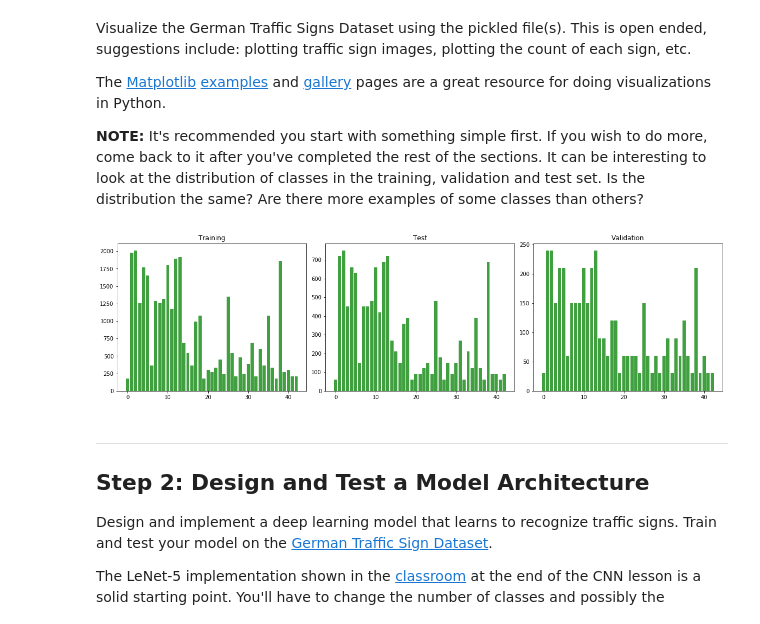
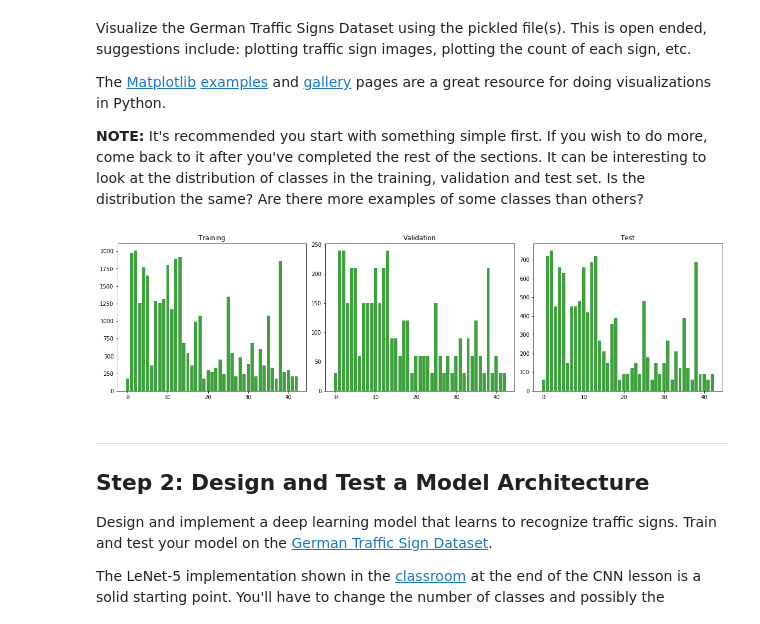
Before and after one commit to hafizur-rahman/CarND-Traffic-Sign-Classifier-Project, a Jupyter notebook: Traffic_Sign_Classifier.ipynb, the cells around one changed output. Cells and saved outputs as stored; diff of their text form; code cells hidden in the pictures.

```diff
--- a/Traffic_Sign_Classifier.ipynb
+++ b/Traffic_Sign_Classifier.ipynb
@@ -137,15 +137,15 @@ import matplotlib.pyplot as plt
 # %%
 fig, axs = plt.subplots(1, 3, figsize=(20, 5))
 fig.subplots_adjust(hspace=0.1, wspace=0.1)
 axs = axs.ravel()
 
-for i, dataset in zip(range(3), [("Training", y_train), ("Test", y_test), ("Validation", y_valid)]):
+for i, dataset in zip(range(3), [("Training", y_train), ("Validation", y_valid), ("Test", y_test)]):
     hist = np.histogram(dataset[1], bins=range(44))
     axs[i].bar(range(43), hist[0], facecolor='g', alpha=0.75)
     axs[i].set_title(dataset[0])
 plt.show()
 # %% [output]
-[figure, old version]
+[figure, new version]
 # %% [markdown]
 ----
 
```
Also changed, not shown: parts of 21 cells of this notebook.
